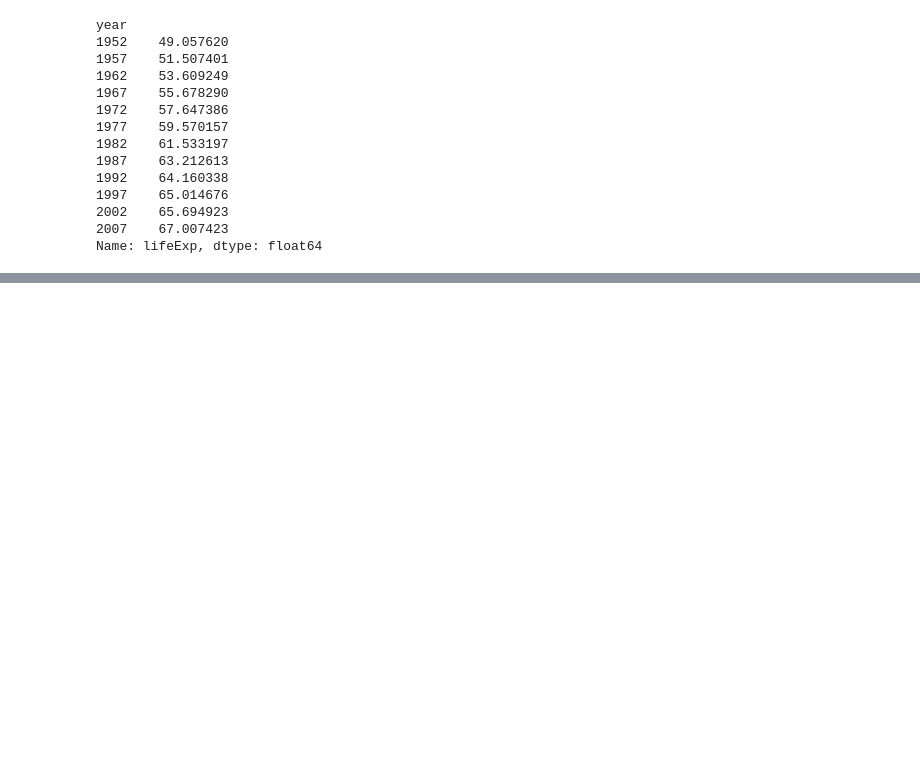
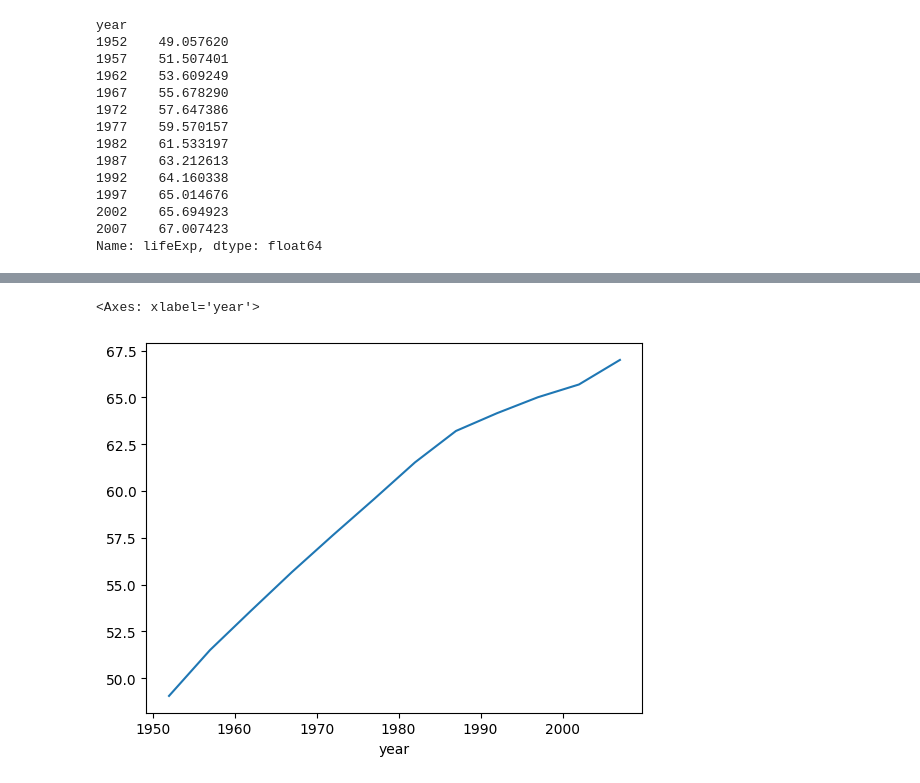
Before and after one commit to andresalerno/book_pandas, a Jupyter notebook: chapter_1.ipynb, the cells around one changed output, grey strips where cells are left out. Saved outputs shown, nothing was run; the diff lists cells and outputs as text; code cells hidden in the pictures; blank space fills up the shorter version.

```diff
--- a/chapter_1.ipynb
+++ b/chapter_1.ipynb
@@ -239,0 +291,6 @@ Name: lifeExp, dtype: float64
+# %%
+global_yearly_life_exp = gapminder.groupby('year')['lifeExp'].mean()
+global_yearly_life_exp.plot()
+# %% [output]
+<Axes: xlabel='year'>
+[figure, added]
```
Also changed, not shown: parts of 3 cells of this notebook.
